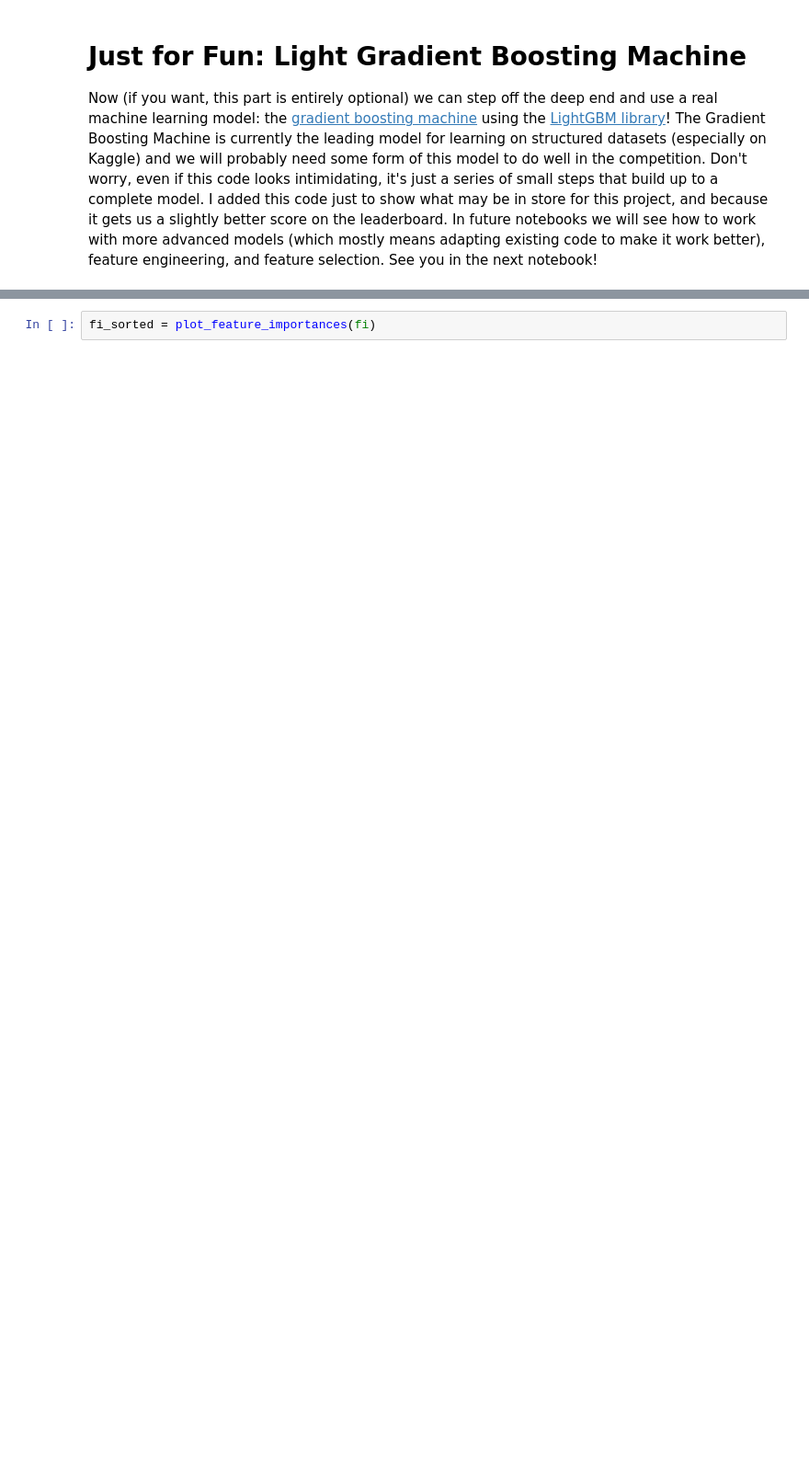
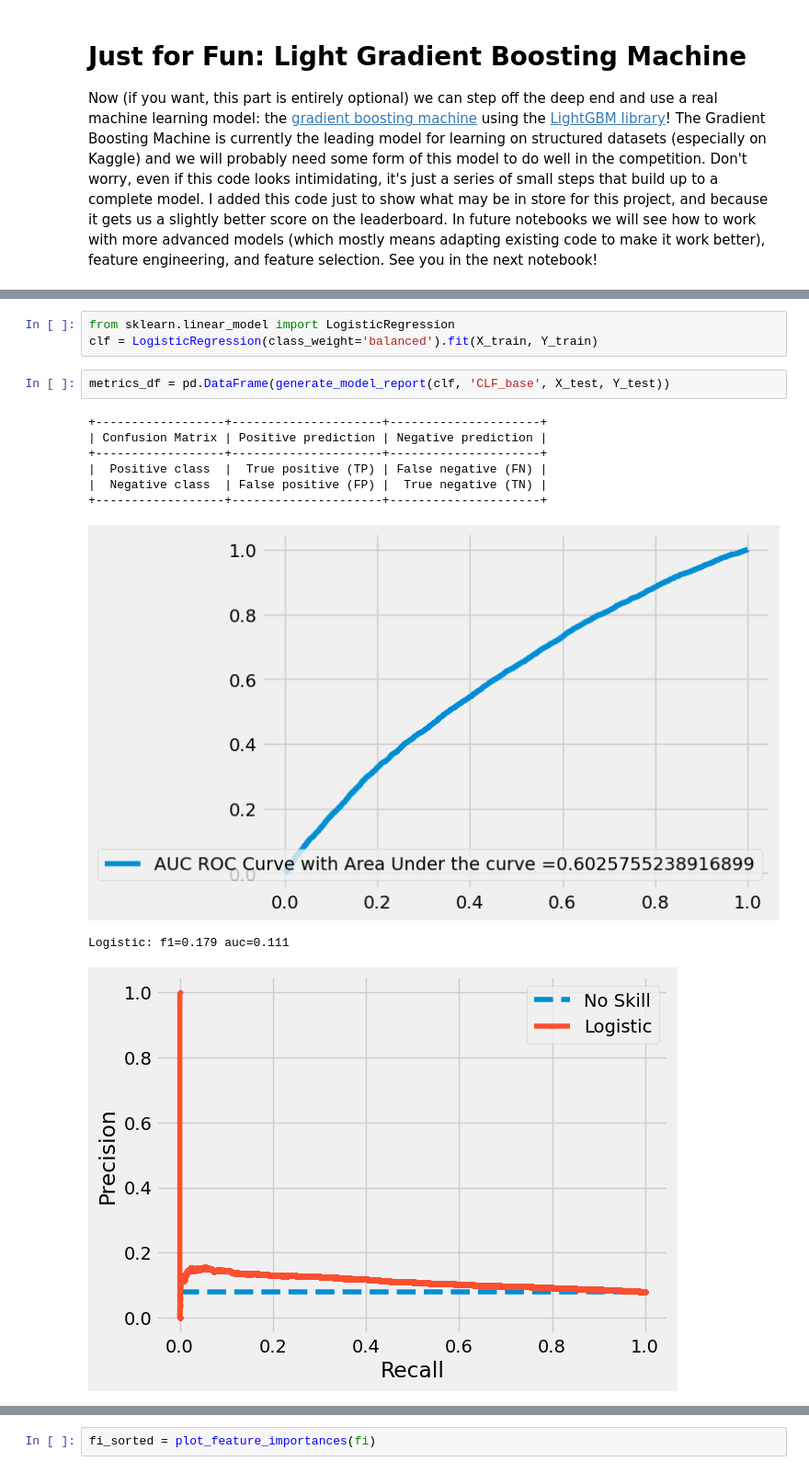
Before and after one commit to MarkoBrie/automated_credit_scoring_with_ML, a Jupyter notebook: 1_EDA.ipynb, the cells around one changed output, grey strips where cells are left out. Shown at 92% size. Drawn from its saved outputs; the diff is of its cells as text; blank space fills up the shorter version.

Commit message:
adding LR base and Gridsearch for unbalanced classes with LR

```diff
--- a/1_EDA.ipynb
+++ b/1_EDA.ipynb
@@ -1127,0 +1687,15 @@ Now (if you want, this part is entirely optional) we can step off the deep end a
+# %%
+from sklearn.linear_model import LogisticRegression
+clf = LogisticRegression(class_weight='balanced').fit(X_train, Y_train)
+# %%
+metrics_df = pd.DataFrame(generate_model_report(clf, 'CLF_base', X_test, Y_test))
+# %% [output]
++------------------+---------------------+---------------------+
+| Confusion Matrix | Positive prediction | Negative prediction |
++------------------+---------------------+---------------------+
+|  Positive class  |  True positive (TP) | False negative (FN) |
+|  Negative class  | False positive (FP) |  True negative (TN) |
++------------------+---------------------+---------------------+
+[figure, added]
+Logistic: f1=0.179 auc=0.111
+[figure, added]
```
Also changed, not shown: parts of 50 cells of this notebook.
